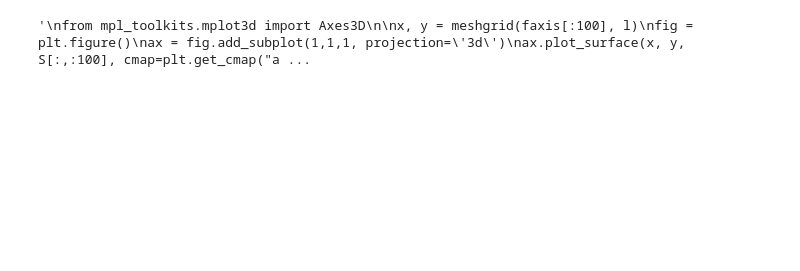
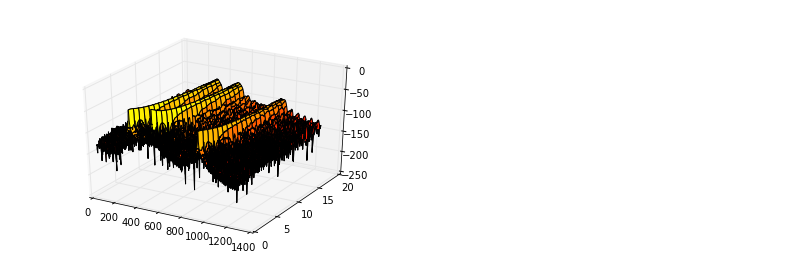
Before and after one commit to wachtlerlab/RWeiss, a Jupyter notebook: Rect-Window 3D.ipynb, the cells around one changed output. Saved outputs shown, nothing was run; the diff lists cells and outputs as text; code cells hidden in the pictures; blank space fills up the shorter version.

```diff
--- a/Rect-Window 3D.ipynb
+++ b/Rect-Window 3D.ipynb
@@ -68,12 +68,11 @@ Samplingfrequenz: 15 kHz
 # %%
-'''
+
 from mpl_toolkits.mplot3d import Axes3D
 
-x, y = meshgrid(faxis[:100], l)
+x, y = meshgrid(faxis[:1000], l)
 fig = plt.figure()
 ax = fig.add_subplot(1,1,1, projection='3d')
-ax.plot_surface(x, y, S[:,:100], cmap=plt.get_cmap("autumn"))
+ax.plot_surface(x, y, S[:,:1000], cmap=plt.get_cmap("autumn"))
 plt.show()
-'''
 # %% [output]
-'\nfrom mpl_toolkits.mplot3d import Axes3D\n\nx, y = meshgrid(faxis[:100], l)\nfig = plt.figure()\nax = fig.add_subplot(1,1,1, projection=\'3d\')\nax.plot_surface(x, y, S[:,:100], cmap=plt.get_cmap("a ...
+[figure, added]
```
Also changed, not shown: parts of 1 cell of this notebook, 23 other files.
